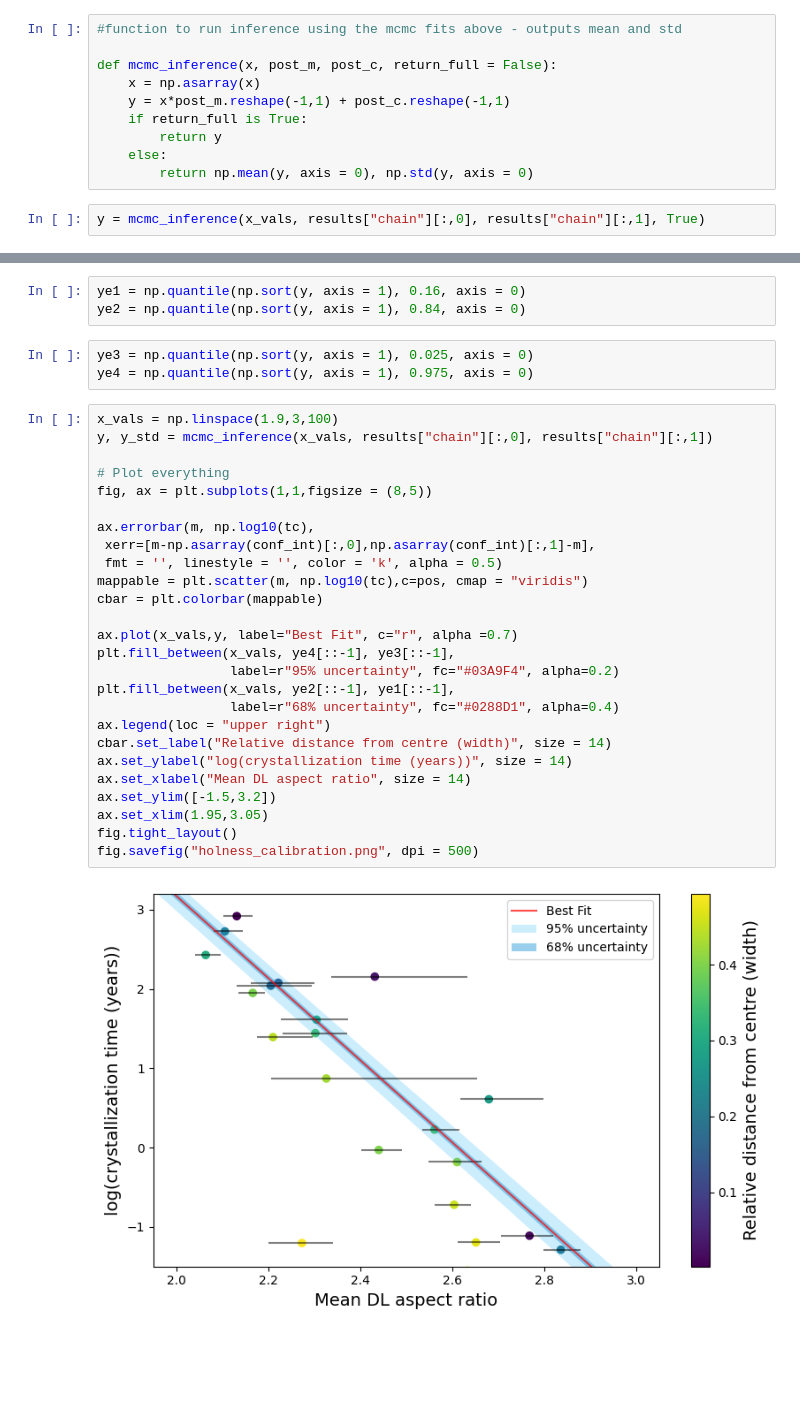
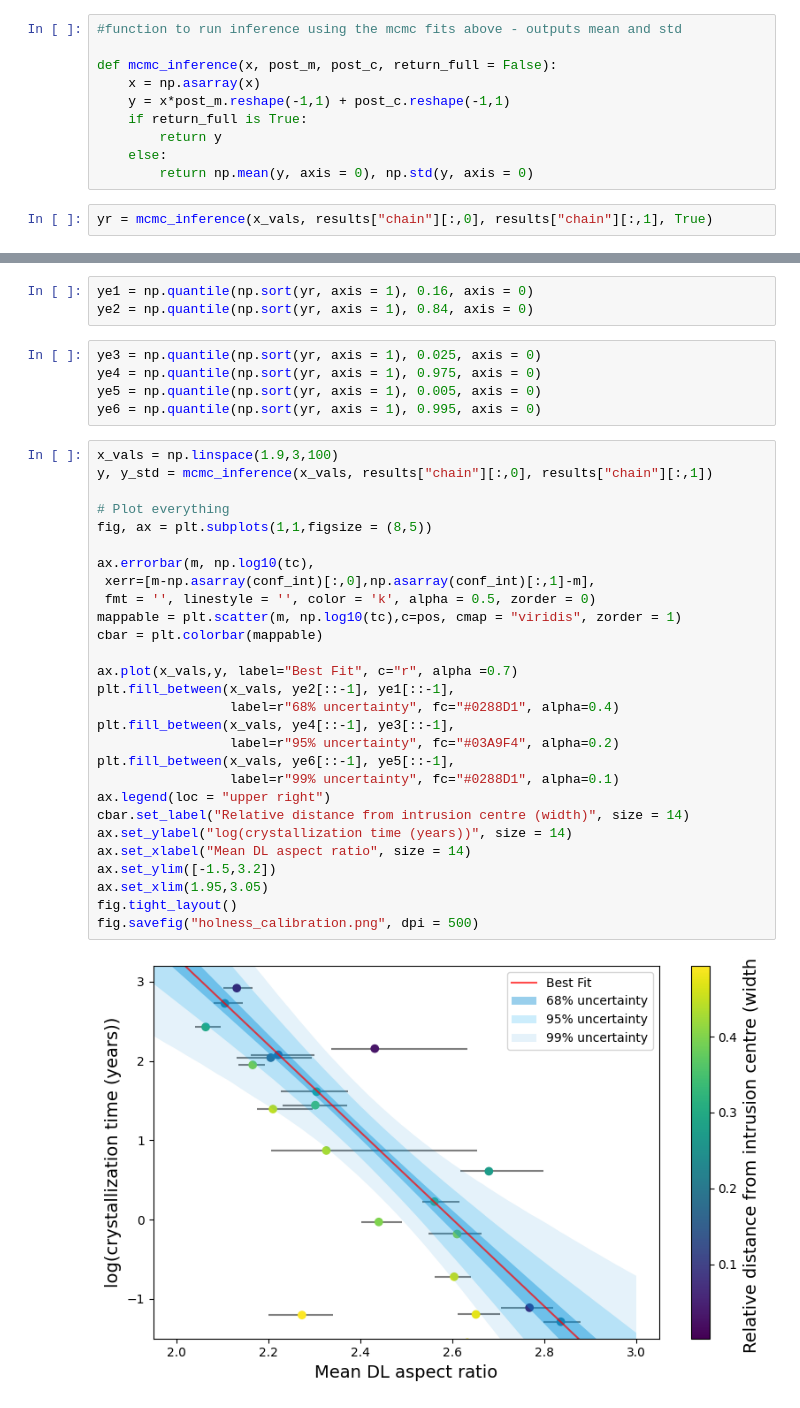
Before and after one commit to norberttoth398/PlagDetect, a Jupyter notebook: docs/examples/Sill_calibration.ipynb, the cells around one changed output, grey strips where cells are left out. Cells and saved outputs as stored; diff of their text form; blank space fills up the shorter version.

```diff
--- a/docs/examples/Sill_calibration.ipynb
+++ b/docs/examples/Sill_calibration.ipynb
@@ -237,5 +238,5 @@ def mcmc_inference(x, post_m, post_c, return_full = False):
     else:
         return np.mean(y, axis = 0), np.std(y, axis = 0)
 # %%
-y = mcmc_inference(x_vals, results["chain"][:,0], results["chain"][:,1], True)
+yr = mcmc_inference(x_vals, results["chain"][:,0], results["chain"][:,1], True)
 # %%
@@ -261,34 +246,38 @@ array([[-2.        , -1.98888889, -1.97777778, ..., -0.92222222,
 # %%
-ye1 = np.quantile(np.sort(y, axis = 1), 0.16, axis = 0)
-ye2 = np.quantile(np.sort(y, axis = 1), 0.84, axis = 0)
+ye1 = np.quantile(np.sort(yr, axis = 1), 0.16, axis = 0)
+ye2 = np.quantile(np.sort(yr, axis = 1), 0.84, axis = 0)
 # %%
-ye3 = np.quantile(np.sort(y, axis = 1), 0.025, axis = 0)
-ye4 = np.quantile(np.sort(y, axis = 1), 0.975, axis = 0)
+ye3 = np.quantile(np.sort(yr, axis = 1), 0.025, axis = 0)
+ye4 = np.quantile(np.sort(yr, axis = 1), 0.975, axis = 0)
+ye5 = np.quantile(np.sort(yr, axis = 1), 0.005, axis = 0)
+ye6 = np.quantile(np.sort(yr, axis = 1), 0.995, axis = 0)
 # %%
 x_vals = np.linspace(1.9,3,100)
 y, y_std = mcmc_inference(x_vals, results["chain"][:,0], results["chain"][:,1])
 
 # Plot everything
 fig, ax = plt.subplots(1,1,figsize = (8,5))
 
 ax.errorbar(m, np.log10(tc),
  xerr=[m-np.asarray(conf_int)[:,0],np.asarray(conf_int)[:,1]-m],
- fmt = '', linestyle = '', color = 'k', alpha = 0.5)
-mappable = plt.scatter(m, np.log10(tc),c=pos, cmap = "viridis")
+ fmt = '', linestyle = '', color = 'k', alpha = 0.5, zorder = 0)
+mappable = plt.scatter(m, np.log10(tc),c=pos, cmap = "viridis", zorder = 1)
 cbar = plt.colorbar(mappable)
 
 ax.plot(x_vals,y, label="Best Fit", c="r", alpha =0.7)
+plt.fill_between(x_vals, ye2[::-1], ye1[::-1],
+                 label=r"68% uncertainty", fc="#0288D1", alpha=0.4)
 plt.fill_between(x_vals, ye4[::-1], ye3[::-1],
                  label=r"95% uncertainty", fc="#03A9F4", alpha=0.2)
-plt.fill_between(x_vals, ye2[::-1], ye1[::-1],
-                 label=r"68% uncertainty", fc="#0288D1", alpha=0.4)
+plt.fill_between(x_vals, ye6[::-1], ye5[::-1],
+                 label=r"99% uncertainty", fc="#0288D1", alpha=0.1)
 ax.legend(loc = "upper right")
-cbar.set_label("Relative distance from centre (width)", size = 14)
+cbar.set_label("Relative distance from intrusion centre (width)", size = 14)
 ax.set_ylabel("log(crystallization time (years))", size = 14)
 ax.set_xlabel("Mean DL aspect ratio", size = 14)
 ax.set_ylim([-1.5,3.2])
 ax.set_xlim(1.95,3.05)
 fig.tight_layout()
 fig.savefig("holness_calibration.png", dpi = 500)
 # %% [output]
-[figure, old version]
+[figure, new version]
```
Also changed, not shown: parts of 7 cells of this notebook, 1 other file.
